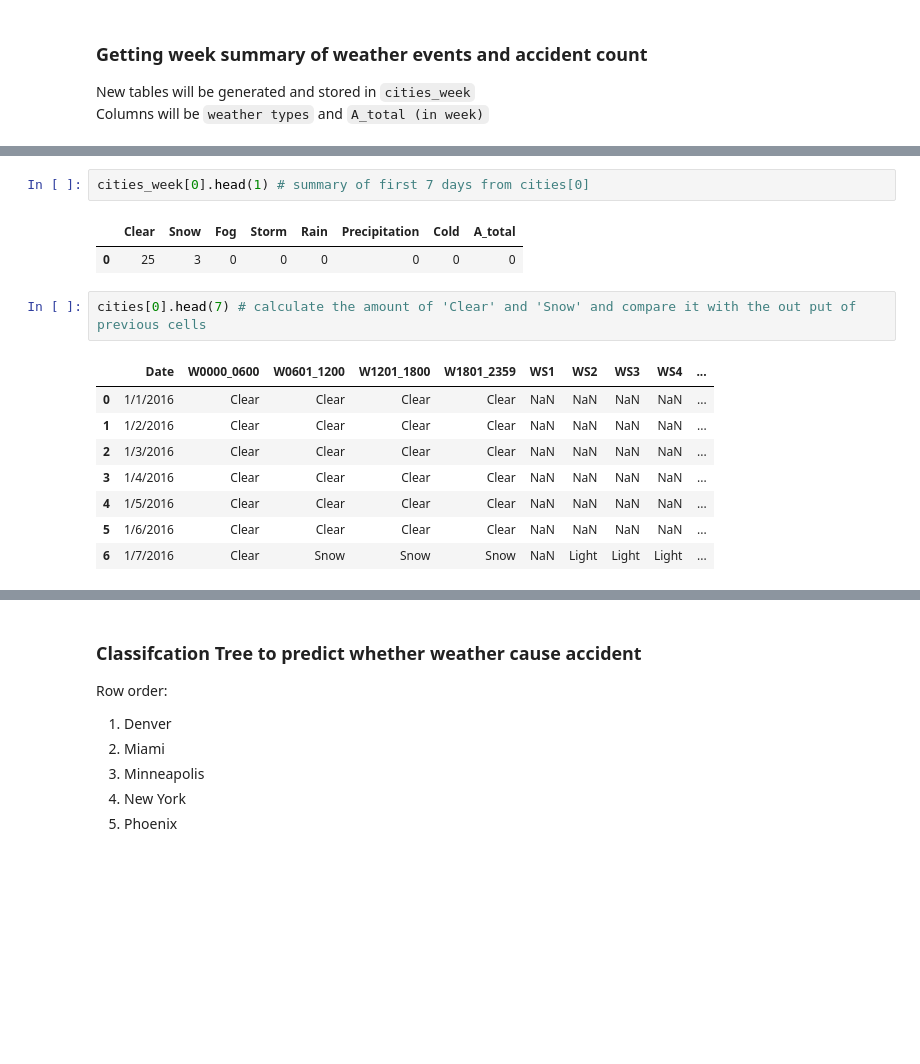
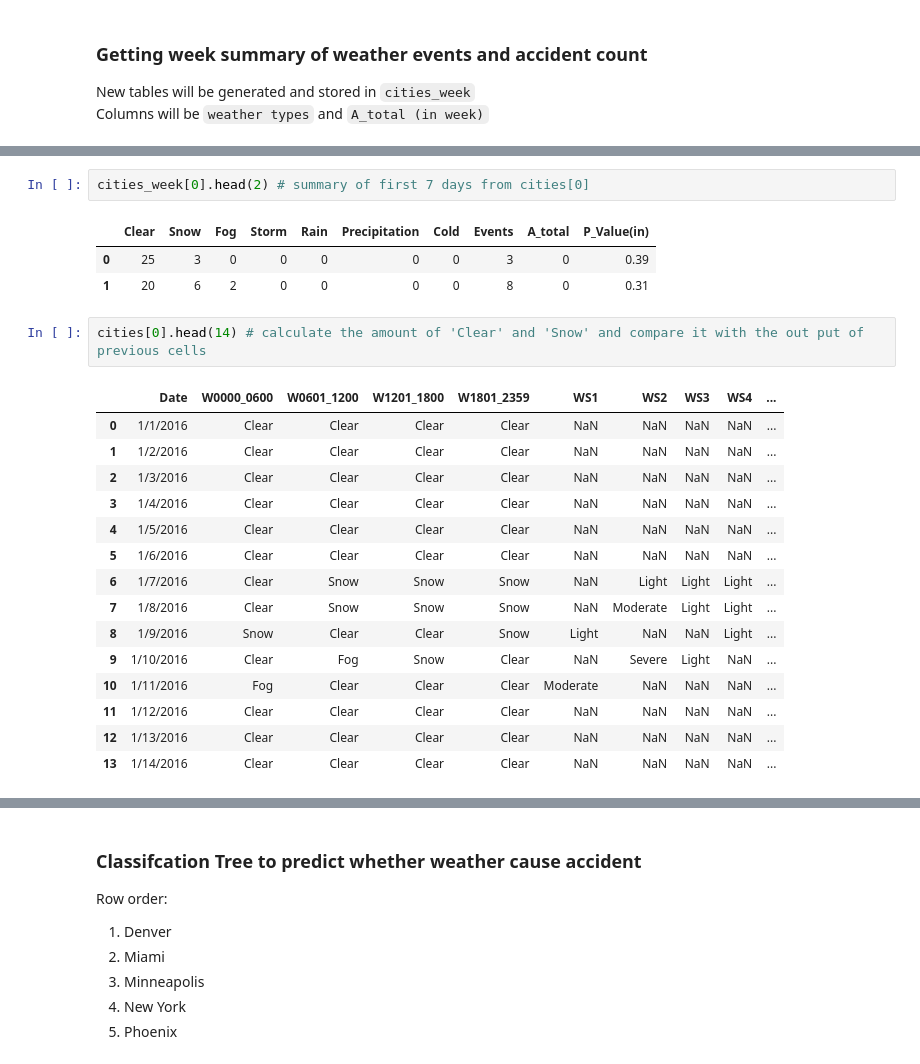
Before and after one commit to JarrelT/SC1015-Project-Ay2021, a Jupyter notebook: SC1015_Project.ipynb, the cells around one changed output, grey strips where cells are left out. Cells and saved outputs as stored; diff of their text form; blank space fills up the shorter version.

```diff
--- a/SC1015_Project.ipynb
+++ b/SC1015_Project.ipynb
@@ -142,19 +148,27 @@ Captured:  5 cities, 313 rows, 8 columns
 # %%
-cities_week[0].head(1) # summary of first 7 days from cities[0]
+cities_week[0].head(2) # summary of first 7 days from cities[0]
 # %% [output]
-|  | Clear | Snow | Fog | Storm | Rain | Precipitation | Cold | A_total |
-| 0 | 25 | 3 | 0 | 0 | 0 | 0 | 0 | 0 |
+|  | Clear | Snow | Fog | Storm | Rain | Precipitation | Cold | Events | A_total | P_Value(in) |
+| 0 | 25 | 3 | 0 | 0 | 0 | 0 | 0 | 3 | 0 | 0.39 |
+| 1 | 20 | 6 | 2 | 0 | 0 | 0 | 0 | 8 | 0 | 0.31 |
 # %%
-cities[0].head(7) # calculate the amount of 'Clear' and 'Snow' and compare it with the out put of previous cells
+cities[0].head(14) # calculate the amount of 'Clear' and 'Snow' and compare it with the out put of previous cells
 # %% [output]
 |  | Date | W0000_0600 | W0601_1200 | W1201_1800 | W1801_2359 | WS1 | WS2 | WS3 | WS4 | ... |
 | 0 | 1/1/2016 | Clear | Clear | Clear | Clear | NaN | NaN | NaN | NaN | ... |
 | 1 | 1/2/2016 | Clear | Clear | Clear | Clear | NaN | NaN | NaN | NaN | ... |
 | 2 | 1/3/2016 | Clear | Clear | Clear | Clear | NaN | NaN | NaN | NaN | ... |
 | 3 | 1/4/2016 | Clear | Clear | Clear | Clear | NaN | NaN | NaN | NaN | ... |
 | 4 | 1/5/2016 | Clear | Clear | Clear | Clear | NaN | NaN | NaN | NaN | ... |
 | 5 | 1/6/2016 | Clear | Clear | Clear | Clear | NaN | NaN | NaN | NaN | ... |
 | 6 | 1/7/2016 | Clear | Snow | Snow | Snow | NaN | Light | Light | Light | ... |
+| 7 | 1/8/2016 | Clear | Snow | Snow | Snow | NaN | Moderate | Light | Light | ... |
+| 8 | 1/9/2016 | Snow | Clear | Clear | Snow | Light | NaN | NaN | Light | ... |
+| 9 | 1/10/2016 | Clear | Fog | Snow | Clear | NaN | Severe | Light | NaN | ... |
+| 10 | 1/11/2016 | Fog | Clear | Clear | Clear | Moderate | NaN | NaN | NaN | ... |
+| 11 | 1/12/2016 | Clear | Clear | Clear | Clear | NaN | NaN | NaN | NaN | ... |
+| 12 | 1/13/2016 | Clear | Clear | Clear | Clear | NaN | NaN | NaN | NaN | ... |
+| 13 | 1/14/2016 | Clear | Clear | Clear | Clear | NaN | NaN | NaN | NaN | ... |
 # %%
 cities_week[1].corr() # unfortunately, there are still no relations between weather and accident count
 # %% [output]
```
Also changed, not shown: parts of 7 cells of this notebook.
